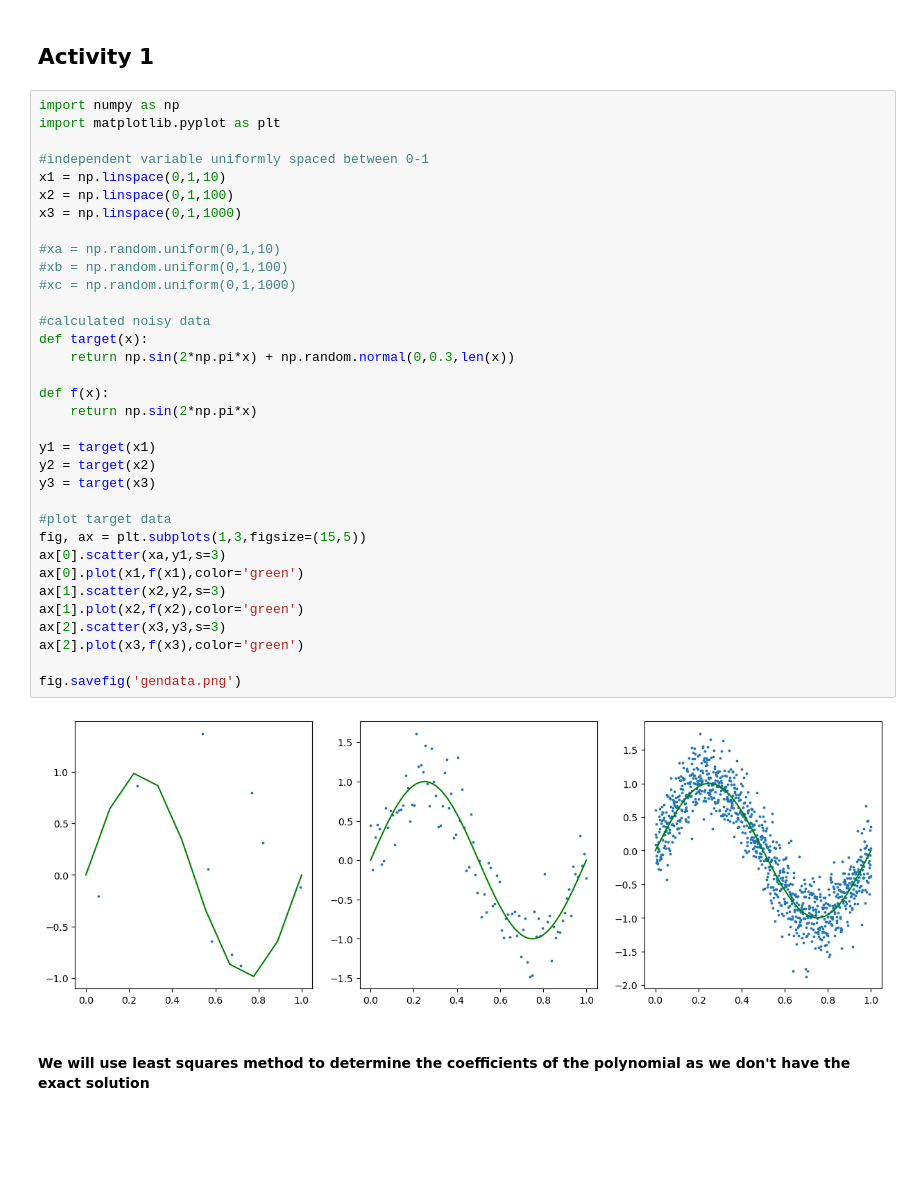
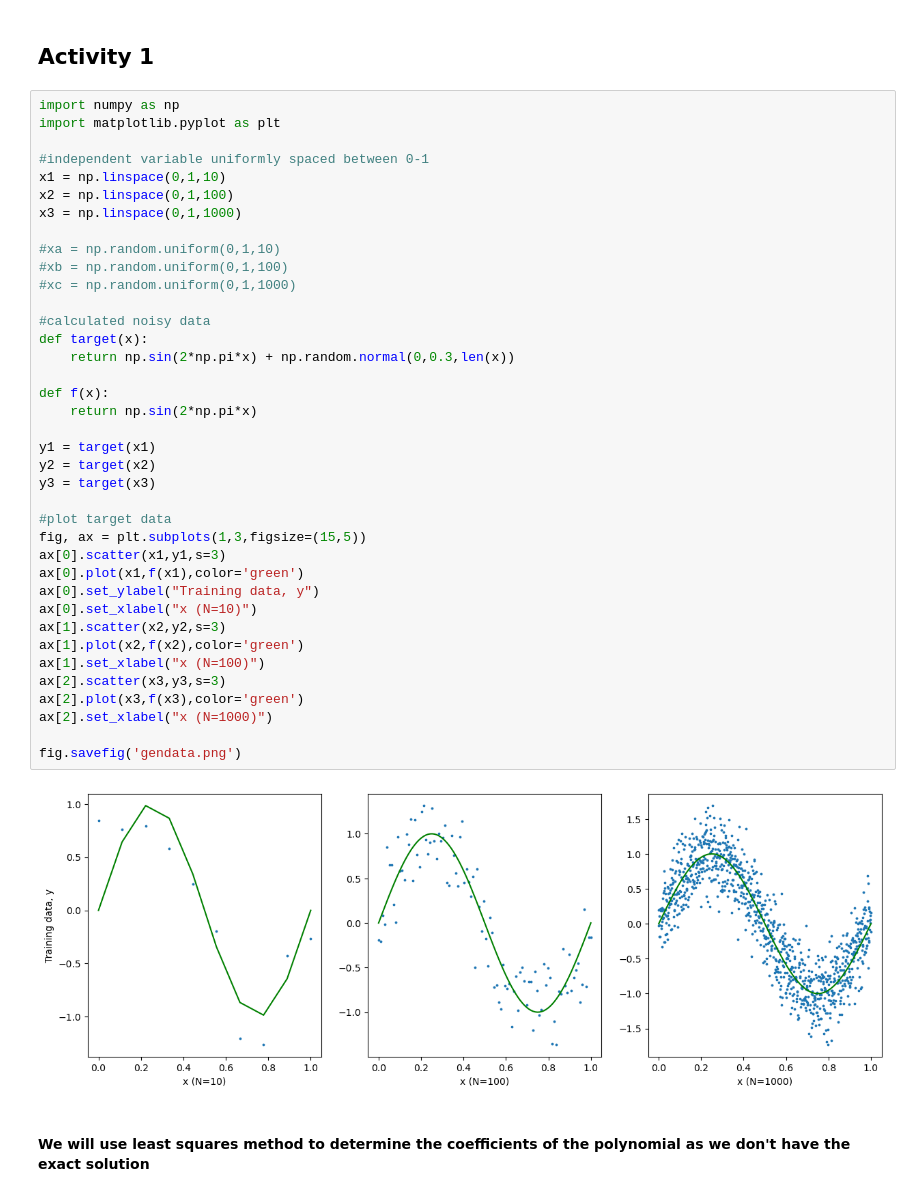
Before and after one commit to aklimakhanam/Data_Analysis_Projects, a Jupyter notebook: Module_1.ipynb, the cells around one changed output. Cells and saved outputs as stored; diff of their text form; blank space fills up the shorter version.

```diff
--- a/Module_1.ipynb
+++ b/Module_1.ipynb
@@ -7,35 +7,39 @@ import matplotlib.pyplot as plt
 #independent variable uniformly spaced between 0-1
 x1 = np.linspace(0,1,10)
 x2 = np.linspace(0,1,100)
 x3 = np.linspace(0,1,1000)
 
 #xa = np.random.uniform(0,1,10)
 #xb = np.random.uniform(0,1,100)
 #xc = np.random.uniform(0,1,1000)
 
 #calculated noisy data
 def target(x):
     return np.sin(2*np.pi*x) + np.random.normal(0,0.3,len(x))
 
 def f(x):
     return np.sin(2*np.pi*x)
 
 y1 = target(x1)
 y2 = target(x2)
 y3 = target(x3)
 
 #plot target data
 fig, ax = plt.subplots(1,3,figsize=(15,5))
-ax[0].scatter(xa,y1,s=3)
+ax[0].scatter(x1,y1,s=3)
 ax[0].plot(x1,f(x1),color='green')
+ax[0].set_ylabel("Training data, y")
+ax[0].set_xlabel("x (N=10)")
 ax[1].scatter(x2,y2,s=3)
 ax[1].plot(x2,f(x2),color='green')
+ax[1].set_xlabel("x (N=100)")
 ax[2].scatter(x3,y3,s=3)
 ax[2].plot(x3,f(x3),color='green')
+ax[2].set_xlabel("x (N=1000)")
 
 fig.savefig('gendata.png')
 # %% [output]
-[figure, old version]
+[figure, new version]
 # %% [markdown]
 #### We will use least squares method to determine the coefficients of the polynomial as we don't have the exact solution
 # %%
```
